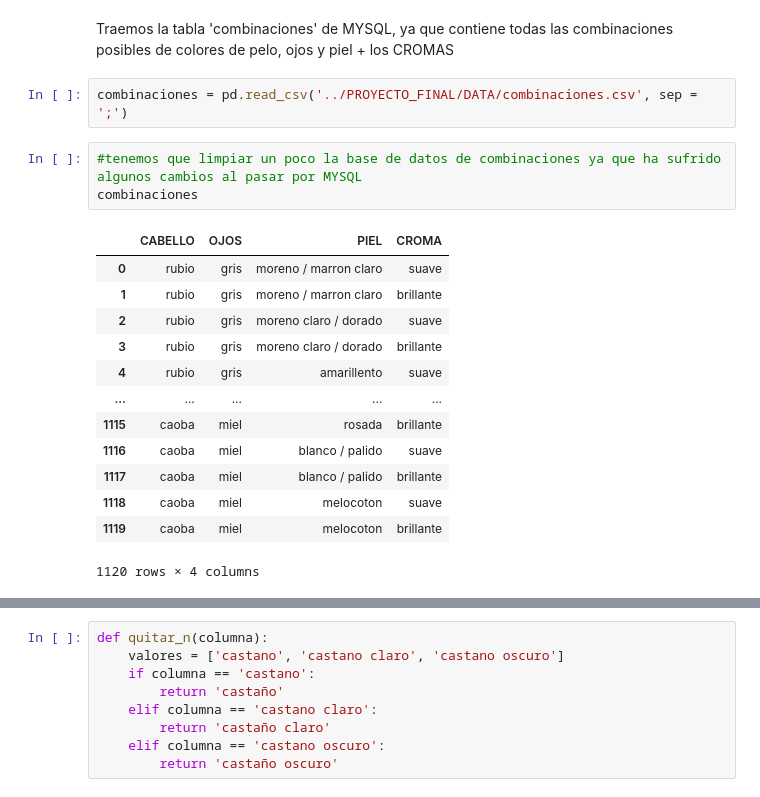
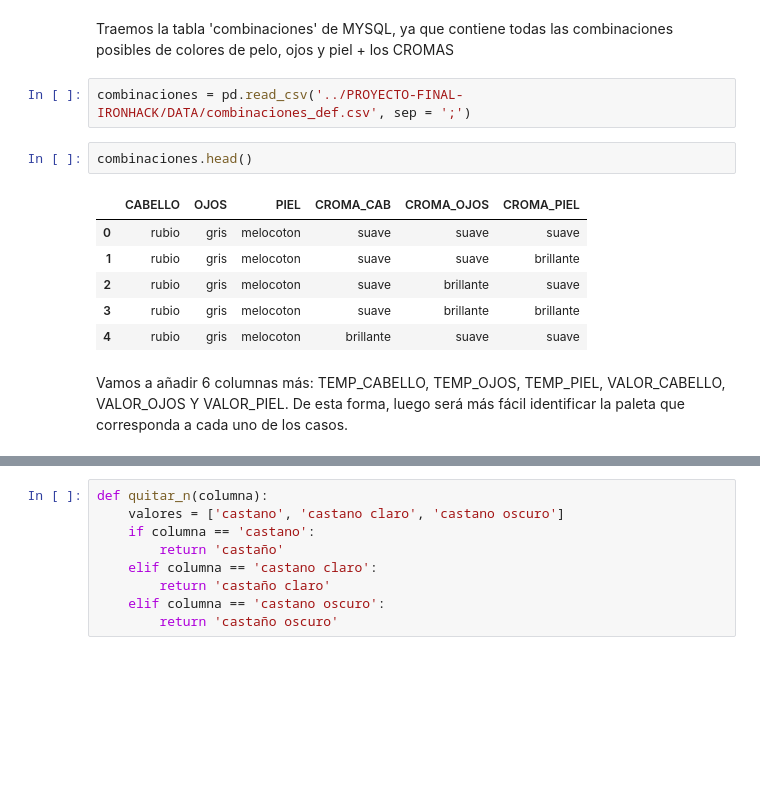
Before and after one commit to rciomoreno/PROYECTO-FINAL-IRONHACK, a Jupyter notebook: CREACIÓN DE TABLAS BASE - PROYECTO FINAL.ipynb, the cells around one changed output, grey strips where cells are left out. Cells and saved outputs as stored; diff of their text form; blank space fills up the shorter version.

```diff
--- a/CREACIÓN DE TABLAS BASE - PROYECTO FINAL.ipynb
+++ b/CREACIÓN DE TABLAS BASE - PROYECTO FINAL.ipynb
@@ -196,21 +189,16 @@ croma.to_sql(name='croma', con=cursor, if_exists='replace', index=False)
 # %% [markdown]
 Traemos la tabla 'combinaciones' de MYSQL, ya que contiene todas las combinaciones posibles de colores de pelo, ojos y piel + los CROMAS
 # %%
-combinaciones = pd.read_csv('../PROYECTO_FINAL/DATA/combinaciones.csv', sep = ';')
+combinaciones = pd.read_csv('../PROYECTO-FINAL-IRONHACK/DATA/combinaciones_def.csv', sep = ';')
-# %%
-#tenemos que limpiar un poco la base de datos de combinaciones ya que ha sufrido algunos cambios al pasar por MYSQL
-combinaciones
-# %% [output]
-|  | CABELLO | OJOS | PIEL | CROMA |
-| 0 | rubio | gris | moreno / marron claro | suave |
-| 1 | rubio | gris | moreno / marron claro | brillante |
-| 2 | rubio | gris | moreno claro / dorado | suave |
-| 3 | rubio | gris | moreno claro / dorado | brillante |
-| 4 | rubio | gris | amarillento | suave |
-| ... | ... | ... | ... | ... |
-| 1115 | caoba | miel | rosada | brillante |
-| 1116 | caoba | miel | blanco / palido | suave |
-| 1117 | caoba | miel | blanco / palido | brillante |
-| 1118 | caoba | miel | melocoton | suave |
-| 1119 | caoba | miel | melocoton | brillante |
-1120 rows × 4 columns
+# %%
+combinaciones.head()
+# %% [output]
+|  | CABELLO | OJOS | PIEL | CROMA_CAB | CROMA_OJOS | CROMA_PIEL |
+| 0 | rubio | gris | melocoton | suave | suave | suave |
+| 1 | rubio | gris | melocoton | suave | suave | brillante |
+| 2 | rubio | gris | melocoton | suave | brillante | suave |
+| 3 | rubio | gris | melocoton | suave | brillante | brillante |
+| 4 | rubio | gris | melocoton | brillante | suave | suave |
+# %% [markdown]
+Vamos a añadir 6 columnas más: TEMP_CABELLO, TEMP_OJOS, TEMP_PIEL, VALOR_CABELLO, VALOR_OJOS Y VALOR_PIEL.
+De esta forma, luego será más fácil identificar la paleta que corresponda a cada uno de los casos.
```
Also changed, not shown: parts of 18 cells of this notebook, 3 other files.
